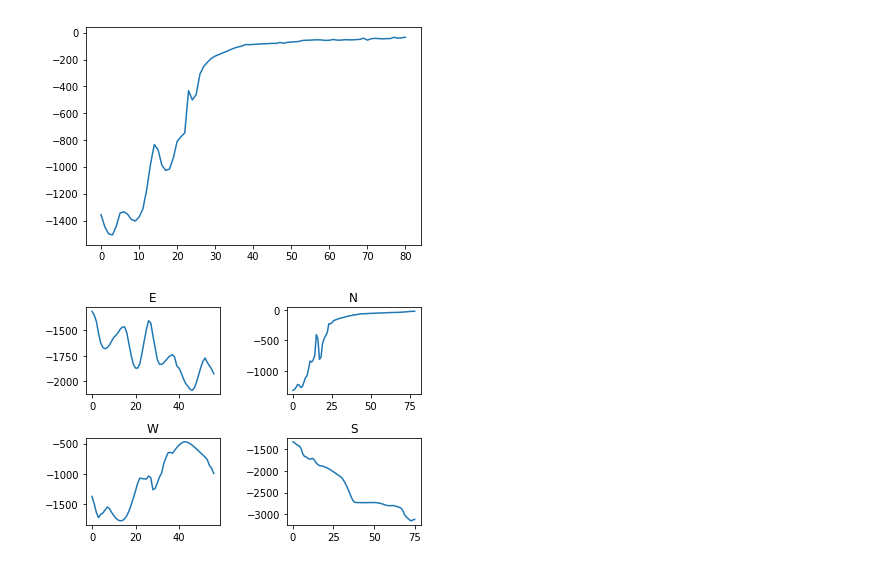
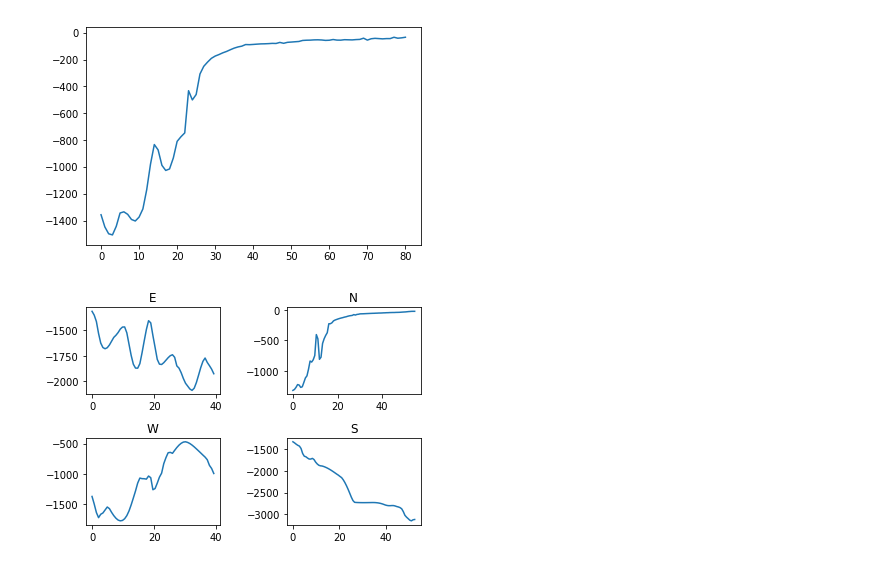
Before and after one commit to cxzhangqi/kadlu, a Jupyter notebook: docs/demo_notebooks/CHS.ipynb, the cells around one changed output. Saved outputs shown, nothing was run; the diff lists cells and outputs as text; code cells hidden in the pictures.

```diff
--- a/docs/demo_notebooks/CHS.ipynb
+++ b/docs/demo_notebooks/CHS.ipynb
@@ -42,15 +42,19 @@ plt.show()
 # %%
 # make 4 such slices at uniformly spaced angles, starting at 0 degrees (east)
 slices = interp.slice(angle=0, num_slices=4, distance=70E3, origin=LatLon(43.5,-119.5))
 
 # plot the four slices
+import numpy as np
 titles = ['E', 'N', 'W', 'S']
 for i, (t,s) in enumerate(zip(titles, slices)):
     plt.subplot(221+i)
-    plt.plot(s)
+    n = len(s)
+    x = np.arange(n, dtype=float)
+    x = x / n * 70
+    plt.plot(x, s)
     plt.title(t)
 
 plt.subplots_adjust(wspace = 0.5, hspace = 0.5)
 plt.show()
 # %% [output]
-[figure, old version]
+[figure, new version]
```
Also changed, not shown: 1 other file.
